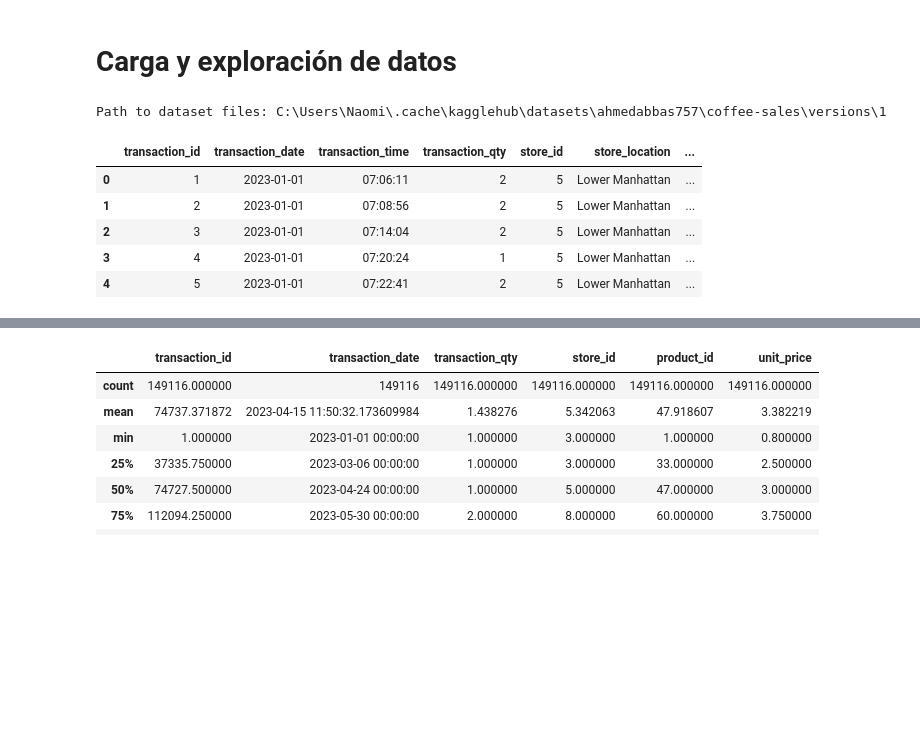
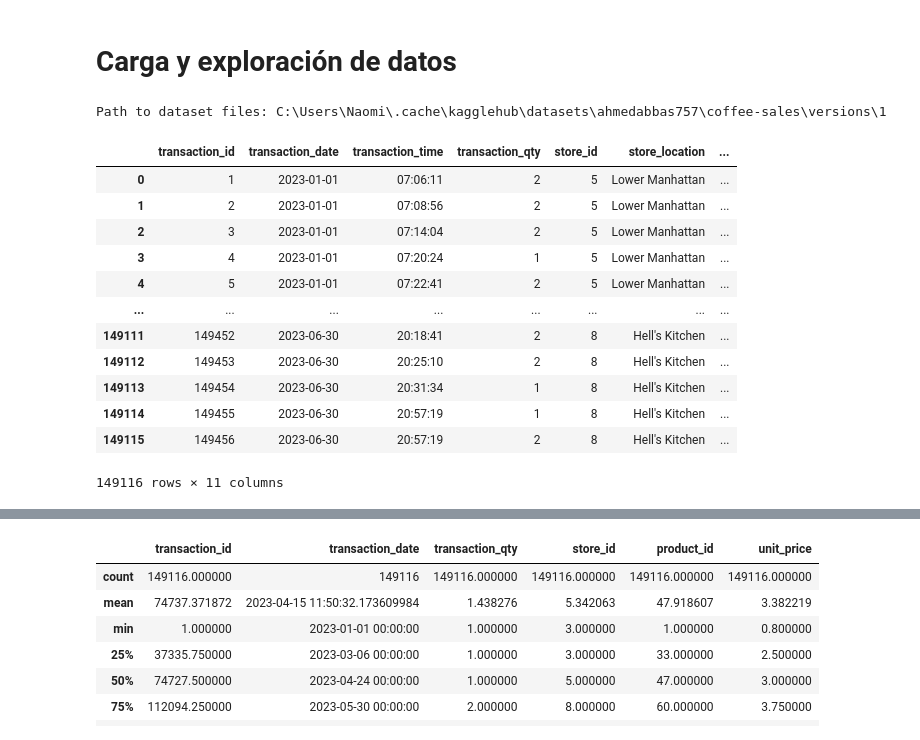
Before and after one commit to cinna-vk/Analisis-en-ventas-de-una-cafeteria, a Jupyter notebook: mineria_PIA.ipynb, the cells around one changed output, grey strips where cells are left out. Drawn from its saved outputs; the diff is of its cells as text; code cells hidden in the pictures; blank space fills up the shorter version.

```diff
--- a/mineria_PIA.ipynb
+++ b/mineria_PIA.ipynb
@@ -24,15 +24,22 @@ import numpy as np
 # %%
 # https://www.kaggle.com/datasets/ahmedabbas757/coffee-sales/data
 path = kagglehub.dataset_download("ahmedabbas757/coffee-sales")
 print("Path to dataset files:", path)
 
 df = pd.read_excel(path + "/Coffee Shop Sales.xlsx")
-df.head()
+df
 # %% [output]
 Path to dataset files: C:\Users\Naomi\.cache\kagglehub\datasets\ahmedabbas757\coffee-sales\versions\1
 |  | transaction_id | transaction_date | transaction_time | transaction_qty | store_id | store_location | ... |
 | 0 | 1 | 2023-01-01 | 07:06:11 | 2 | 5 | Lower Manhattan | ... |
 | 1 | 2 | 2023-01-01 | 07:08:56 | 2 | 5 | Lower Manhattan | ... |
 | 2 | 3 | 2023-01-01 | 07:14:04 | 2 | 5 | Lower Manhattan | ... |
 | 3 | 4 | 2023-01-01 | 07:20:24 | 1 | 5 | Lower Manhattan | ... |
 | 4 | 5 | 2023-01-01 | 07:22:41 | 2 | 5 | Lower Manhattan | ... |
+| ... | ... | ... | ... | ... | ... | ... | ... |
+| 149111 | 149452 | 2023-06-30 | 20:18:41 | 2 | 8 | Hell's Kitchen | ... |
+| 149112 | 149453 | 2023-06-30 | 20:25:10 | 2 | 8 | Hell's Kitchen | ... |
+| 149113 | 149454 | 2023-06-30 | 20:31:34 | 1 | 8 | Hell's Kitchen | ... |
+| 149114 | 149455 | 2023-06-30 | 20:57:19 | 1 | 8 | Hell's Kitchen | ... |
+| 149115 | 149456 | 2023-06-30 | 20:57:19 | 2 | 8 | Hell's Kitchen | ... |
+149116 rows × 11 columns
```
Also changed, not shown: parts of 10 cells of this notebook.
